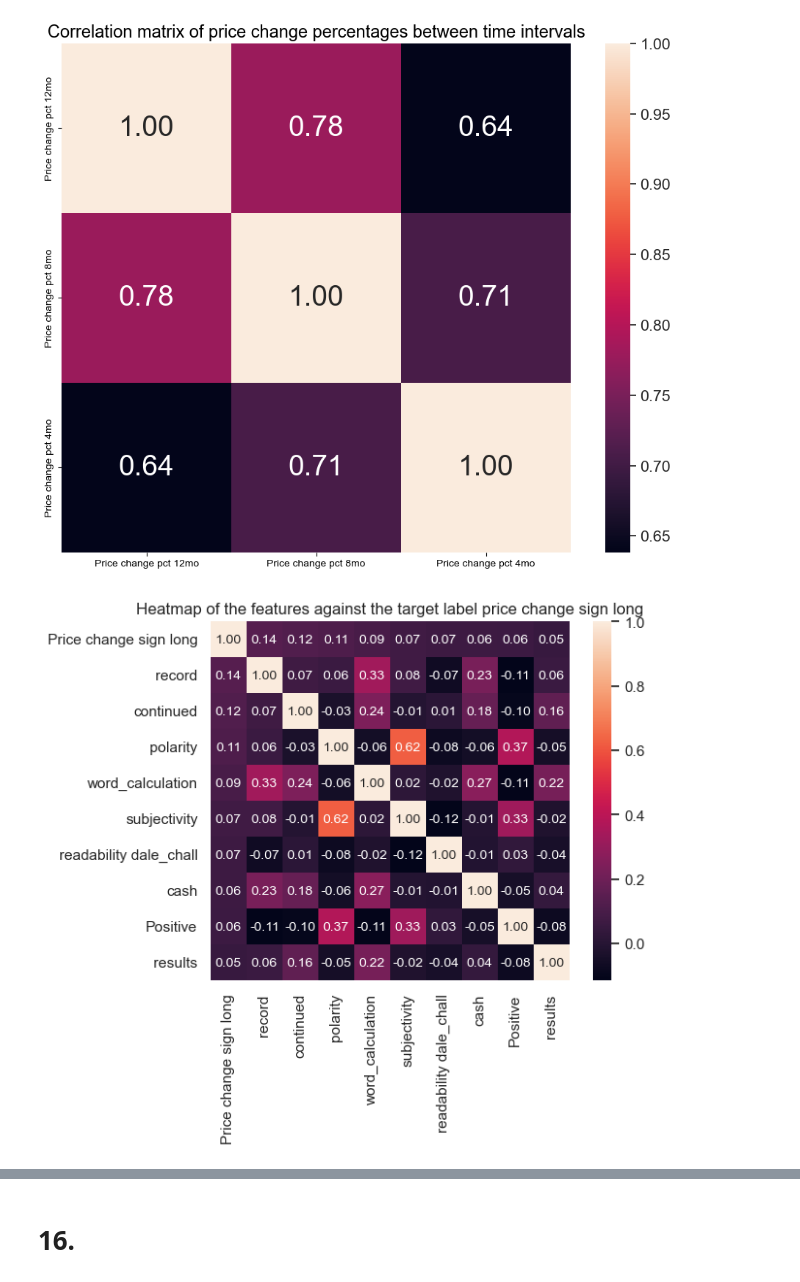
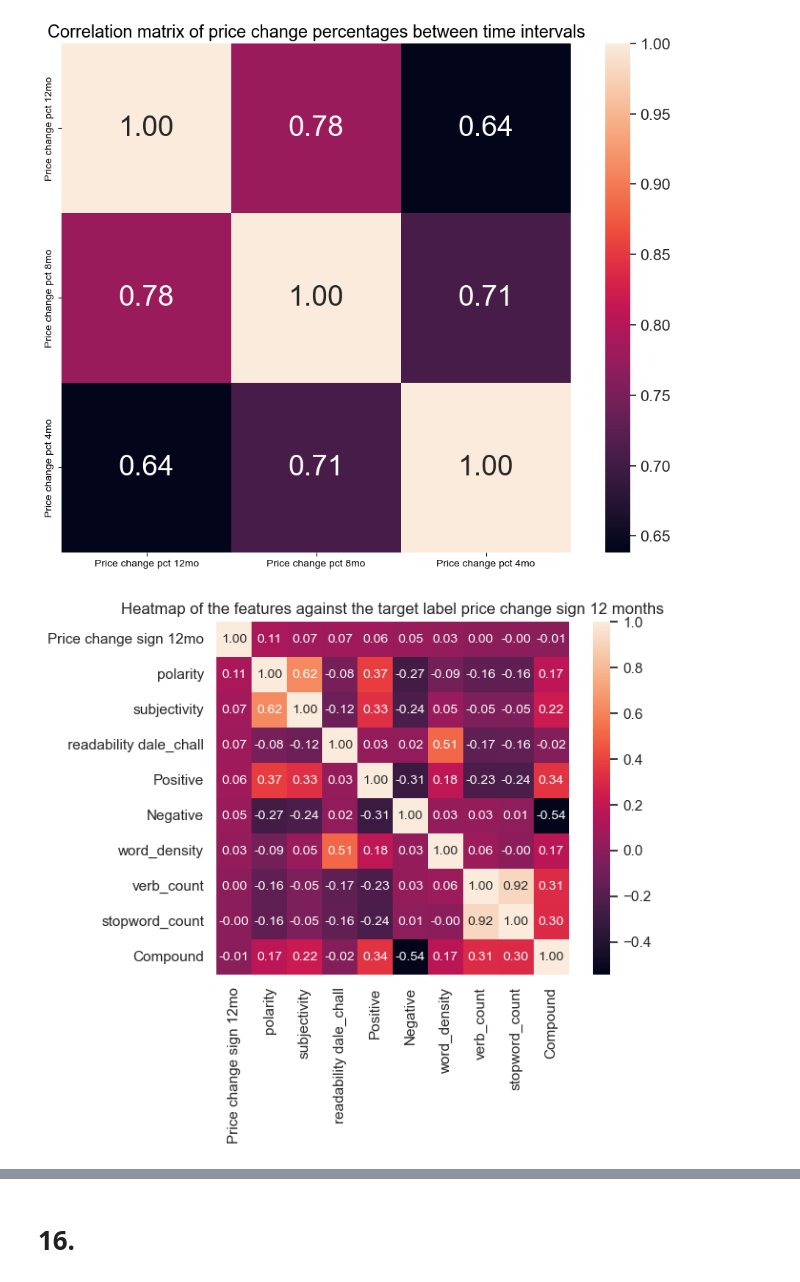
Before and after one commit to WoutervanZeijl/Press-release-dataset, a Jupyter notebook: data preprocessing.ipynb, the cells around one changed output, grey strips where cells are left out. Drawn from its saved outputs; the diff is of its cells as text; code cells hidden in the pictures.

```diff
--- a/data preprocessing.ipynb
+++ b/data preprocessing.ipynb
@@ -701,18 +698,16 @@ plt.show()
 # %% [output]
 [figure]
 # %%
-corr_print = result.drop(columns=['Price change 12mo', 'Price change 8mo', 'Price change 4mo', 'Price change sign mid', 'Price change sign short', 'Price change pct 12mo', 'Price change pct 8mo', 'Price change pct 4mo'])
+corr_print = result.drop(columns=['Price change 12mo', 'Price change 8mo', 'Price change 4mo', 'Price change sign 8mo', 'Price change sign 4mo', 'Price change pct 12mo', 'Price change pct 8mo', 'Price change pct 4mo'])
-# %%
-corr_print = result.drop(columns=['Price change 12mo', 'Price change 8mo', 'Price change 4mo', 'Price change sign mid', 'Price change sign short', 'Price change pct 12mo', 'Price change pct 8mo', 'Price change pct 4mo'])
 # %%
 corrmat = corr_print.corr()
 k = 10
-cols = corrmat.nlargest(k, 'Price change sign long')['Price change sign long'].index
+cols = corrmat.nlargest(k, 'Price change sign 12mo')['Price change sign 12mo'].index
 cm = np.corrcoef(result[cols].values.T)
 sns.set(font_scale=1.0)
 hm = sns.heatmap(cm, cbar=True, annot=True, square=True, fmt='.2f', annot_kws={'size': 10}, yticklabels=cols.values, xticklabels=cols.values)
-plt.title('Heatmap of the features against the target label price change sign long')
+plt.title('Heatmap of the features against the target label price change sign 12 months')
 plt.show()
 # %% [output]
-[figure, old version]
+[figure, new version]
 # %%
```
Also changed, not shown: parts of 58 cells of this notebook.
